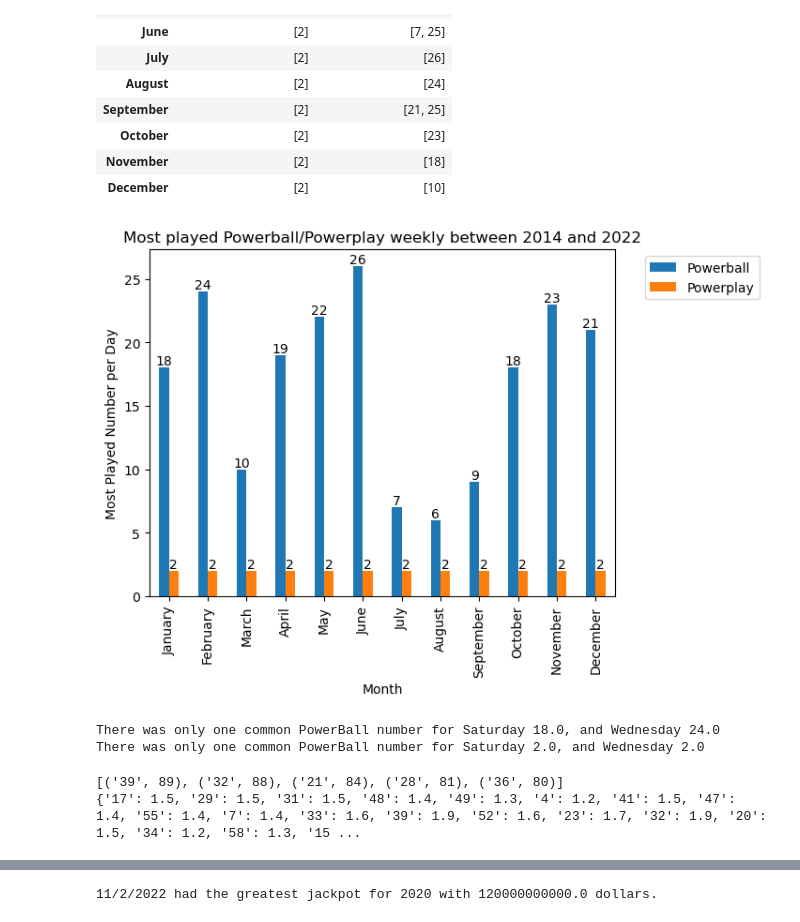
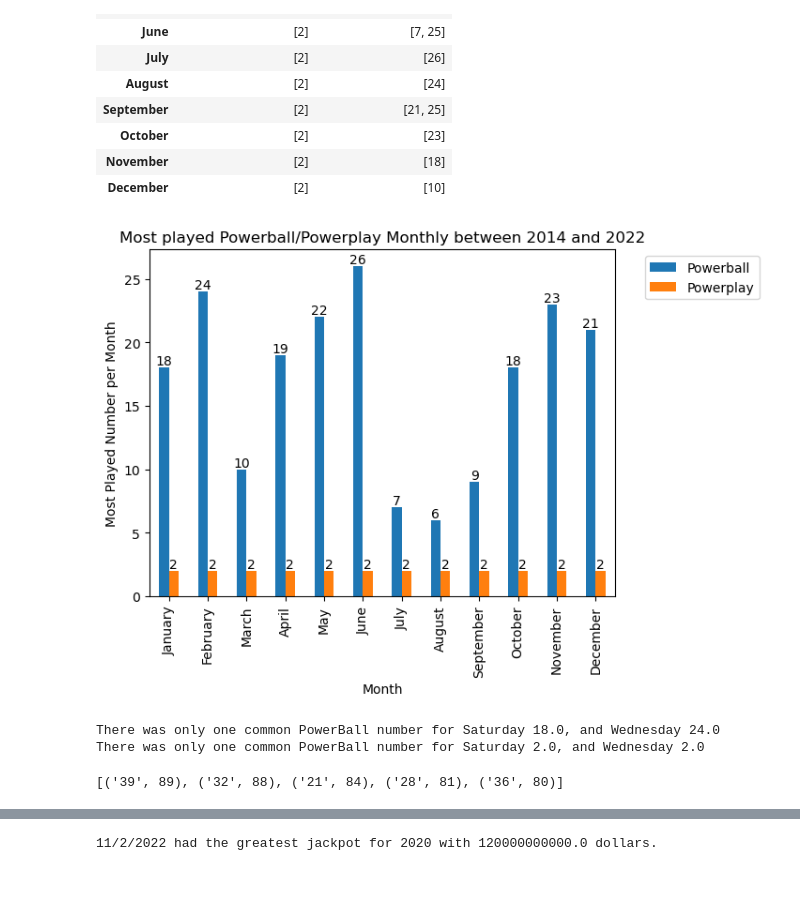
Before and after one commit to Shoggato/LottoInsight, a Jupyter notebook: Project_1.ipynb, the cells around one changed output, grey strips where cells are left out. Drawn from its saved outputs; the diff is of its cells as text; code cells hidden in the pictures; blank space fills up the shorter version.

```diff
--- a/Project_1.ipynb
+++ b/Project_1.ipynb
@@ -210,36 +210,36 @@ powerball_nums = combined_common_months['Common Powerballs'].explode()
 
 # Create a new DataFrame with the exploded data
 powerplay_nums = pd.DataFrame({'Month': powerplay_nums.index, 'Type': 'Powerplay', 'Value': powerplay_nums.values})
 powerball_nums = pd.DataFrame({'Month': powerball_nums.index, 'Type': 'Powerball', 'Value': powerball_nums.values})
 
 powerplay_powerball_nums = pd.concat([powerplay_nums, powerball_nums], axis = 0)
 
 
 # https://pandas.pydata.org/docs/reference/api/pandas.pivot_table.html, https://pandas.pydata.org/pandas-docs/stable/user_guide/reshaping.html#reshaping-pivot
 # https://builtin.com/data-science/pandas-pivot-tables
 # Index is set to 'Month' in powerplay_powerball_nums_2020
 # Columns is set to 'Type' from powerplay_powerball_nums_2020 (powerball, powerplay)
 # values is set to 'Value' column which is the powerplay numbers and powerball numbers respectively.
 # The aggfunc took longer to figure out, it takes the first non-null value for each index and column values
 
 ax = powerplay_powerball_nums.pivot_table(index='Month', columns='Type', values='Value', aggfunc='first').plot(kind='bar')
-plt.ylabel('Most Played Number per Day')
-plt.title('Most played Powerball/Powerplay weekly between 2014 and 2022')
+plt.ylabel('Most Played Number per Month')
+plt.title('Most played Powerball/Powerplay Monthly between 2014 and 2022')
 plt.xticks(rotation=90)
 for container in ax.containers:
     ax.bar_label(container)
 
 # Create a custom legend
 handles, labels = ax.get_legend_handles_labels()
 ax.legend(handles, labels)
 ax.legend(bbox_to_anchor = (1.05, 1), loc = 'upper left')
 months = ['January', 'February', 'March', 'April', 'May', 'June', 'July',
           'August', 'September', 'October', 'November', 'December']
 ax.set_xticklabels(months)
 
 plt.show()
 # %% [output]
-[figure, old version]
+[figure, new version]
 # %%
 # generate a new dataframe to hold year data for weekday, powerplay, powerball
 year_tot_common = wa_lottery_df.copy()
@@ -297,8 +297,5 @@ for key, value in frequency.items():
     percent = (value / total_white_nums) * 100
 #     print(f"The white number {key} is shown to be {round(percent, 1)}%")
     percentages[key] = round(percent, 1)
-
-print(percentages)
 # %% [output]
 [('39', 89), ('32', 88), ('21', 84), ('28', 81), ('36', 80)]
-{'17': 1.5, '29': 1.5, '31': 1.5, '48': 1.4, '49': 1.3, '4': 1.2, '41': 1.5, '47': 1.4, '55': 1.4, '7': 1.4, '33': 1.6, '39': 1.9, '52': 1.6, '23': 1.7, '32': 1.9, '20': 1.5, '34': 1.2, '58': 1.3, '15 ...
```
Also changed, not shown: parts of 18 cells of this notebook, 21 other files.
